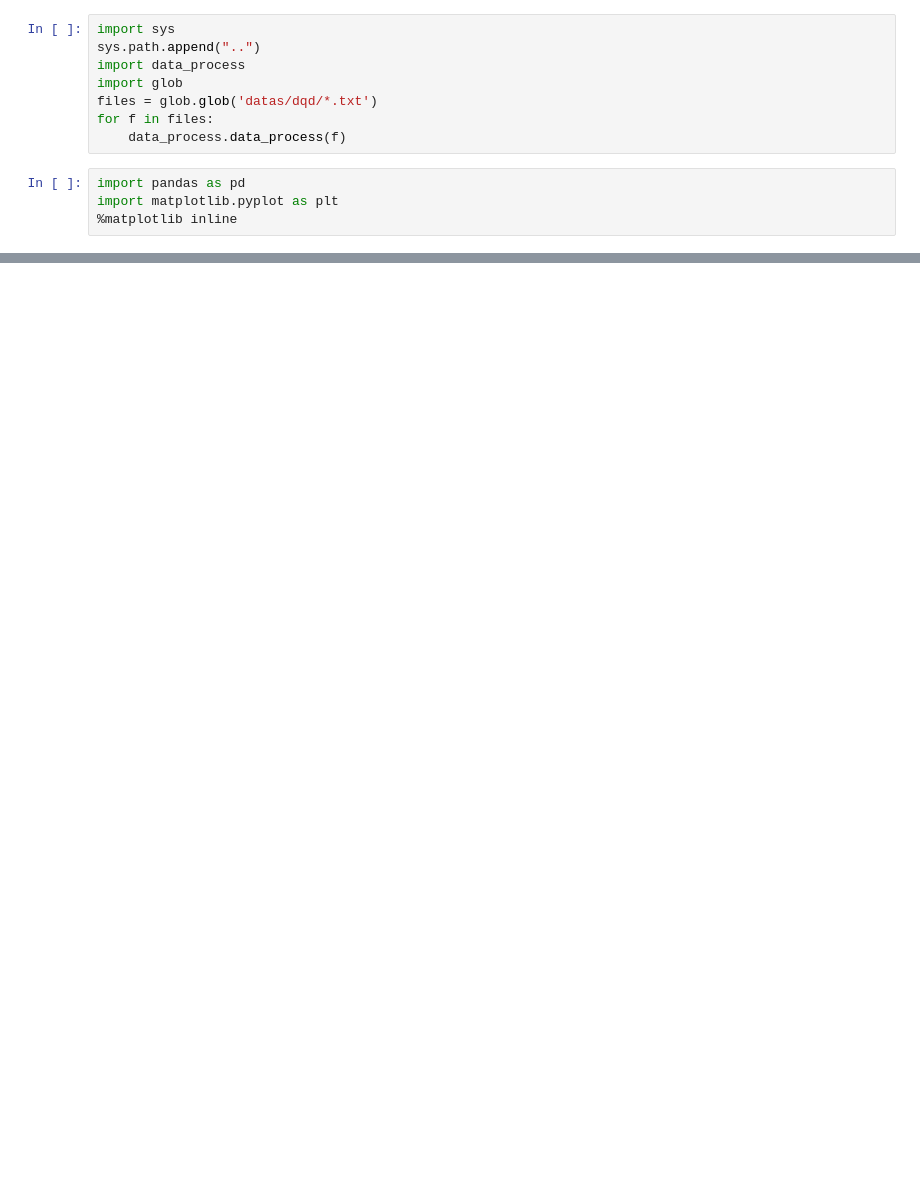
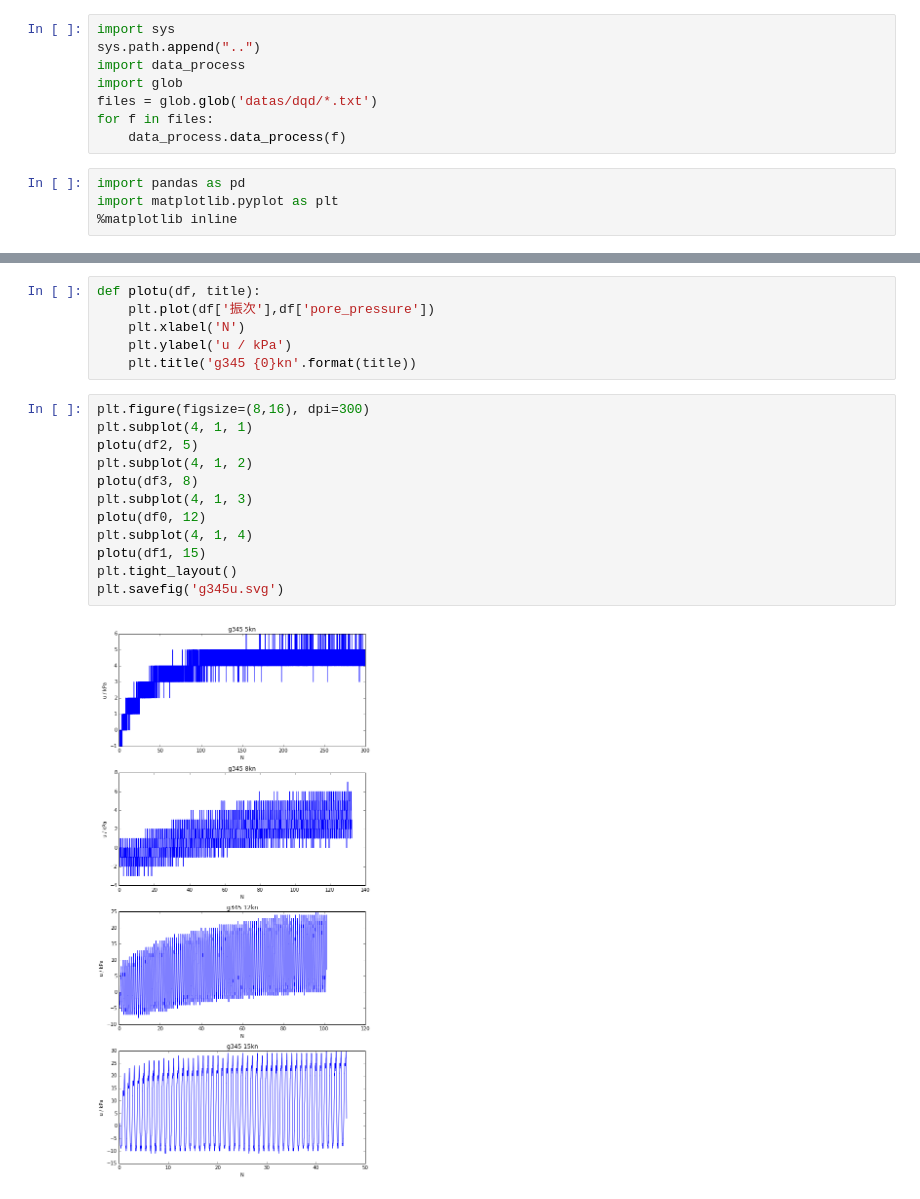
Before and after one commit to FryeT/dongli, a Jupyter notebook: g345dqd/g345dqd.ipynb, the cells around one changed output, grey strips where cells are left out. Drawn from its saved outputs; the diff is of its cells as text; blank space fills up the shorter version.

```diff
--- a/g345dqd/g345dqd.ipynb
+++ b/g345dqd/g345dqd.ipynb
@@ -50,0 +48,20 @@ plt.tight_layout()
+# %%
+def plotu(df, title):
+    plt.plot(df['振次'],df['pore_pressure'])
+    plt.xlabel('N')
+    plt.ylabel('u / kPa')
+    plt.title('g345 {0}kn'.format(title))
+# %%
+plt.figure(figsize=(8,16), dpi=300)
+plt.subplot(4, 1, 1)
+plotu(df2, 5)
+plt.subplot(4, 1, 2)
+plotu(df3, 8)
+plt.subplot(4, 1, 3)
+plotu(df0, 12)
+plt.subplot(4, 1, 4)
+plotu(df1, 15)
+plt.tight_layout()
+plt.savefig('g345u.svg')
+# %% [output]
+[figure, added]
```
Also changed, not shown: parts of 6 cells of this notebook, 18 other files.
